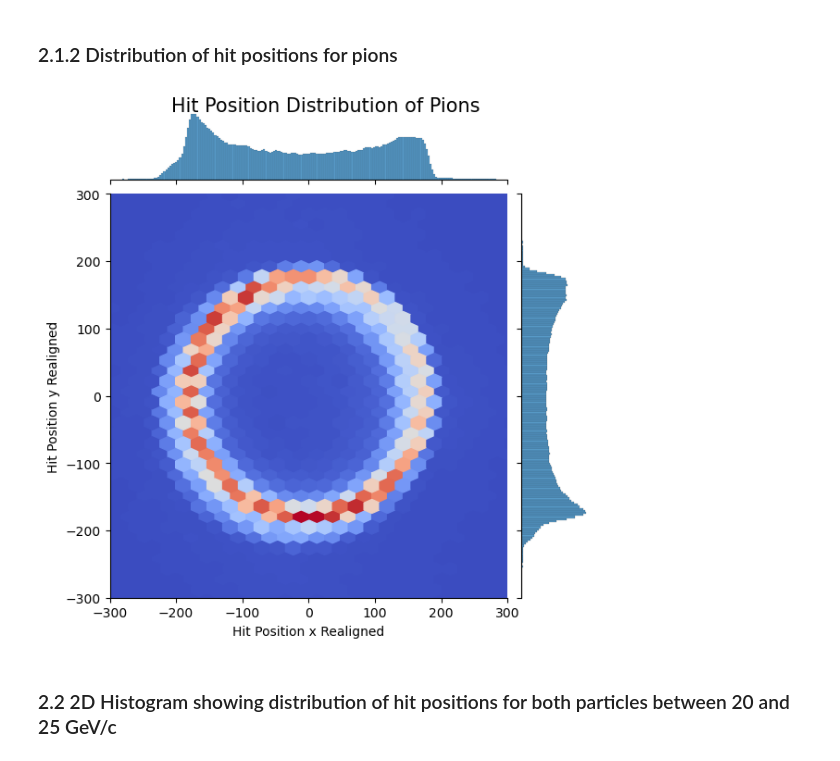
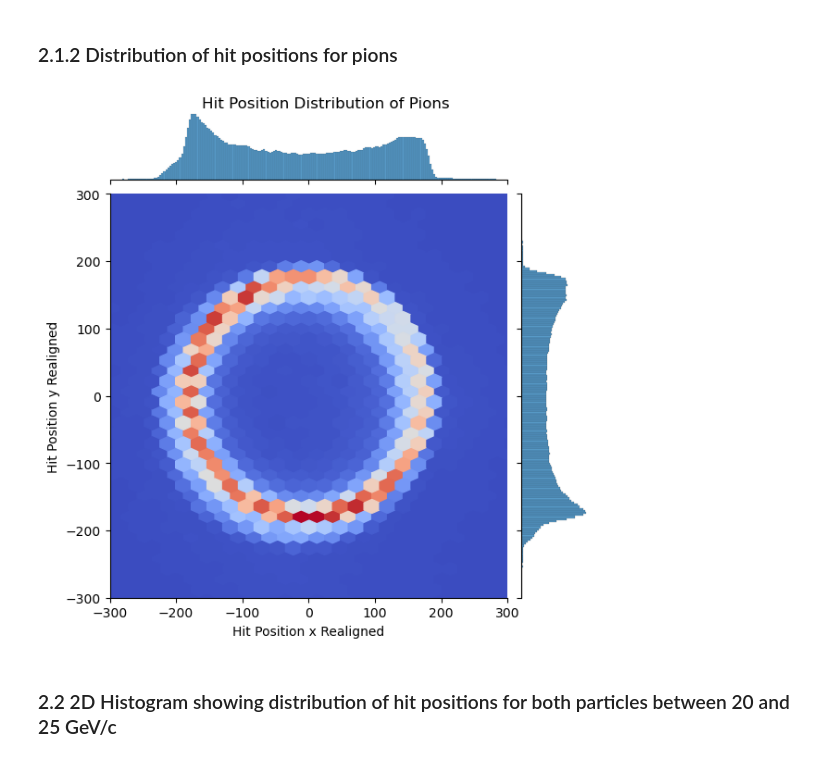
Before and after one commit to TRIUMF-MDS-Capstone2023/project, a Jupyter notebook: notebooks/analyses/EDA.ipynb, the cells around one changed output. Cells and saved outputs as stored; diff of their text form; code cells hidden in the pictures.

```diff
--- a/notebooks/analyses/EDA.ipynb
+++ b/notebooks/analyses/EDA.ipynb
@@ -331,18 +331,18 @@ plt.savefig("../../figures/eda_hit_position_muon_all.png")
 # %%
 # Plot the distribution of hit positions for pions
 g = sns.jointplot(data=df_intime_pion.collect(), x='x_aligned', y='y_aligned', kind='hex', cmap='coolwarm')
 
 # Configure the plot
-g.fig.suptitle("Hit Position Distribution of Pions", y=1, fontsize=15)
+g.fig.suptitle("Hit Position Distribution of Pions", y=1)
 g.set_axis_labels('Hit Position x Realigned', 'Hit Position y Realigned')
 
 g.ax_joint.set_xlim(-300, 300)
 g.ax_joint.set_ylim(-300, 300)
 
 # Save the plot
 plt.savefig("../../figures/eda_hit_position_pion_all.png")
 # %% [output]
-[figure, old version]
+[figure, new version]
 # %% [markdown]
 ### 2.2 2D Histogram showing distribution of hit positions for both particles between 20 and 25 GeV/c
 # %%
```
Also changed, not shown: parts of 3 cells of this notebook, 5 other files.
